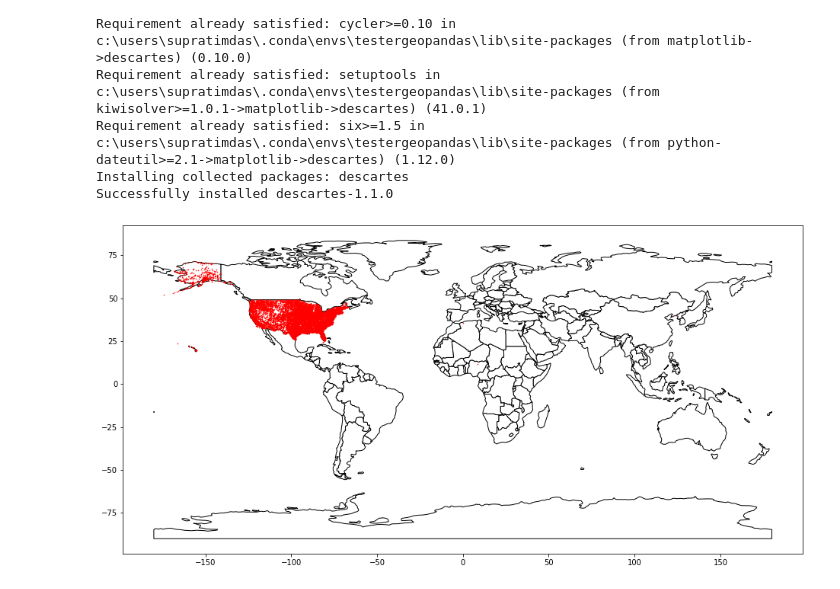
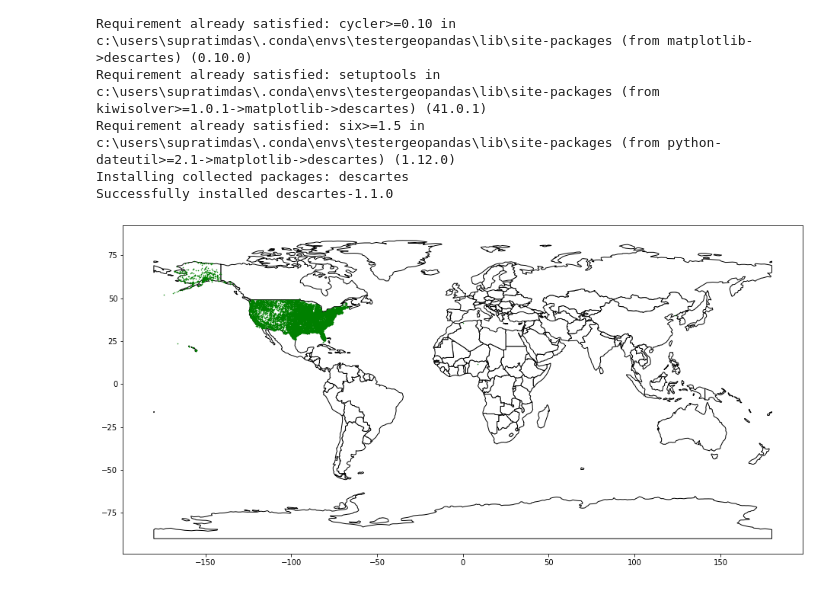
Before and after one commit to supratim94336/DataEngineeringCapstoneProject, a Jupyter notebook: GeopandasTester.ipynb, the cells around one changed output. Drawn from its saved outputs; the diff is of its cells as text; code cells hidden in the pictures.

```diff
--- a/GeopandasTester.ipynb
+++ b/GeopandasTester.ipynb
@@ -21,20 +21,27 @@ Successfully installed descartes-1.1.0
 # %%
 import matplotlib
 from geopandas import GeoDataFrame
 import matplotlib.pyplot as plt
+
 data = pd.read_csv(r"C:\Users\supratimdas\PycharmProjects\DataEngineeringCapstoneProject\airflow\dags\temp_output\airport-codes_csv.csv")
+
 data_new = data[(data['iso_country'] == 'US') & (data['type'] == 'small_airport' )]
+
+query = """
+SELECT a.longitude_deg, a.latitude_deg
+FROM project.airport_codes a
+WHERE a.iso_country = 'US' AND a.type = 'small_airport'
+"""
+
 gdf = geopandas.GeoDataFrame(
     data_new[['longitude_deg','latitude_deg']],
     geometry=geopandas.points_from_xy(data_new.longitude_deg,
                                       data_new.latitude_deg))
 
 world = geopandas.read_file(geopandas.datasets.get_path('naturalearth_lowres'))
-
 ax = world.plot(color='white', edgecolor='black', figsize=(16,12))
-
-gdf.plot(ax=ax, color='red', markersize=0.3)
+gdf.plot(ax=ax, color='green', markersize=0.3)
 
 plt.show();
 # %% [output]
-[figure, old version]
+[figure, new version]
```
